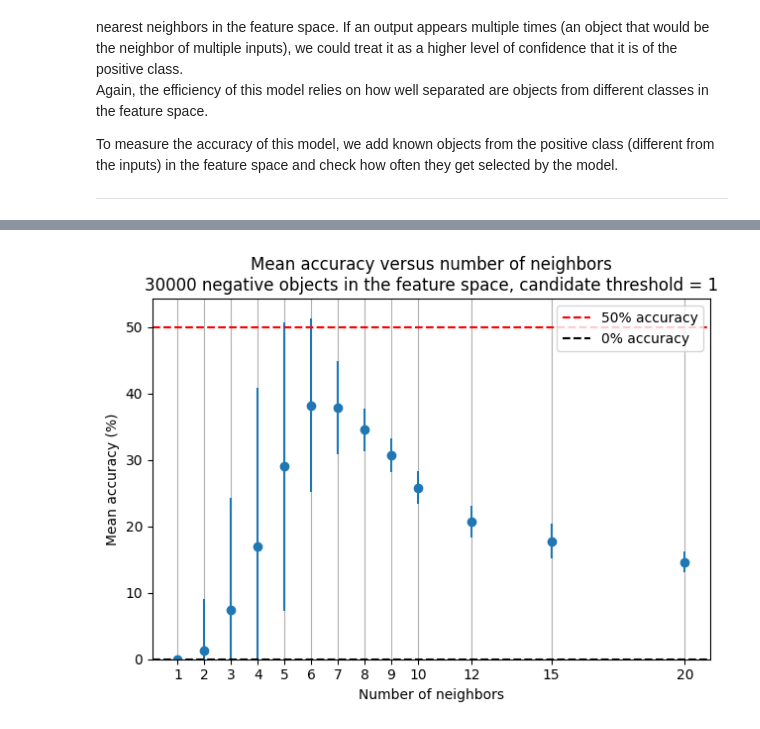
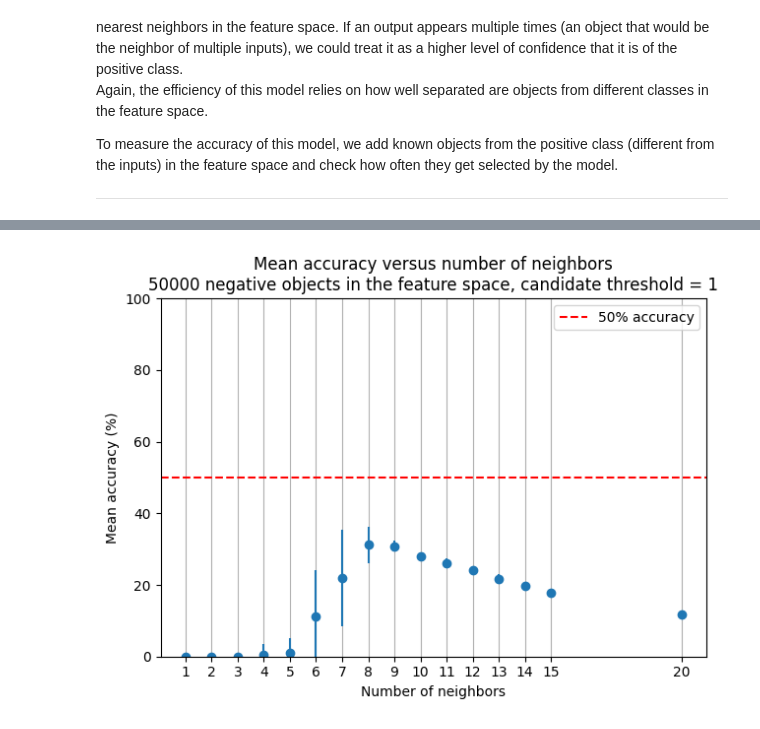
Before and after one commit to emilleishida/magnetic_cvs, a Jupyter notebook: notebooks/nearest_neighbors-method_2.ipynb, the cells around one changed output, grey strips where cells are left out. Drawn from its saved outputs; the diff is of its cells as text; code cells hidden in the pictures.

Commit message:
Added comments and plots varying the negative sample size

```diff
--- a/notebooks/nearest_neighbors-method_2.ipynb
+++ b/notebooks/nearest_neighbors-method_2.ipynb
@@ -82,13 +49,0 @@ def find_candidates(positive_train, positive_test, negative_sample, n_neighbors=
-# %%
-def candidates_mean_accuracy(negative_sample_size=30_000, n_neighbors=5, candidate_threshold=1):
-    accuracies = []
-    for i in tqdm2(range(100)):
-        negative_sample = negative.sample(n=negative_sample_size)
-        _, accuracy = find_candidates(positive_train, positive_test, negative_sample, n_neighbors=n_neighbors, candidate_threshold=candidate_threshold)
-        accuracies.append(accuracy)
-    mean_accuracy = np.mean(accuracies)
-    std_accuracy = np.std(accuracies)
-
-    # print(f'Mean accuracy: ({mean_accuracy*100:.4f} +/- {std_accuracy*100:.4f}) %')
-
-    return mean_accuracy, std_accuracy
@@ -95,18 +128,28 @@ def candidates_mean_accuracy(negative_sample_size=30_000, n_neighbors=5, candida
 # %%
-def acc_vs_n_neigh(negative_sample_size=30_000, candidate_threshold=1, n_neighbors_list = [1, 2, 3, 4, 5, 6, 7, 8, 9, 10, 12, 15, 20]):
+def acc_vs_n_neigh(negative_sample_size=30_000, candidate_threshold=1, n_neighbors_list=[1, 2, 3, 4, 5, 6, 7, 8, 9, 10, 11, 12, 13, 14, 15, 20], N=100):
+    """
+    Function to evaluate and plot the mean accuracy as a function of the number of neighbors and other parameters.
+    Args:
+        negative_sample_size (_type_, optional): Number of objects to be randomly sampled from the negative class at each iteration. Defaults to 30_000.
+        candidate_threshold (int, optional): Parameter for candidate evaluation. Defaults to 1.
+        n_neighbors_list (list, optional): List of number of nearest neighbors (x-axis). Defaults to [1, 2, 3, 4, 5, 6, 7, 8, 9, 10, 11, 12, 13, 14, 15, 20].
+        N (int, optional): Number of iterations for computing the mean. Defaults to 100. High impact on computation time.
+    """
+
+    # Computing the mean accuracy for each number of neighbors:
     mean_accuracies = []
-    for n_neighbors in n_neighbors_list:
-        mean_accuracy, std_accuracy = candidates_mean_accuracy(negative_sample_size=negative_sample_size, n_neighbors=n_neighbors, candidate_threshold=candidate_threshold)
+    for n_neighbors in tqdm2(n_neighbors_list):
+        mean_accuracy, std_accuracy = candidates_mean_accuracy(N=N, negative_sample_size=negative_sample_size, n_neighbors=n_neighbors, candidate_threshold=candidate_threshold)
         mean_accuracies.append((mean_accuracy, std_accuracy))
 
+    # Plot:
     plt.errorbar(n_neighbors_list, [mean_accuracy[0]*100 for mean_accuracy in mean_accuracies], yerr=[mean_accuracy[1]*100 for mean_accuracy in mean_accuracies], fmt='o')
     plt.title(f'Mean accuracy versus number of neighbors\n{negative_sample_size} negative objects in the feature space, candidate threshold = {candidate_threshold}')
     plt.xlabel('Number of neighbors')
     plt.ylabel('Mean accuracy (%)')
     plt.xticks(n_neighbors_list)
-    plt.ylim(bottom=0)
+    plt.ylim(0, 100)
     plt.grid(axis='x')
     plt.axhline(y=50, color='r', linestyle='--', label='50% accuracy')
-    plt.axhline(y=0, color='k', linestyle='--', label='0% accuracy')
     plt.legend(loc='upper right')
     plt.tight_layout()
@@ -113,4 +165,4 @@ def acc_vs_n_neigh(negative_sample_size=30_000, candidate_threshold=1, n_neighbo
 # %%
-acc_vs_n_neigh()
+acc_vs_n_neigh(negative_sample_size=50_000)
 # %% [output]
-[figure, old version]
+[figure, new version]
```
Also changed, not shown: parts of 18 cells of this notebook.
